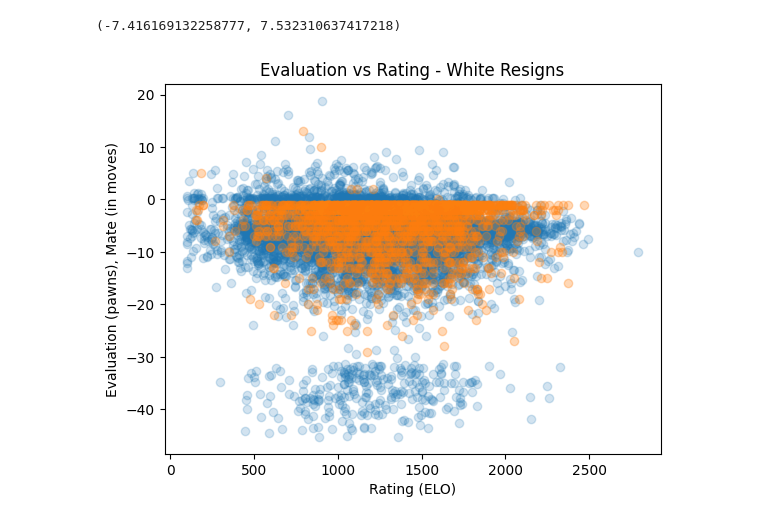
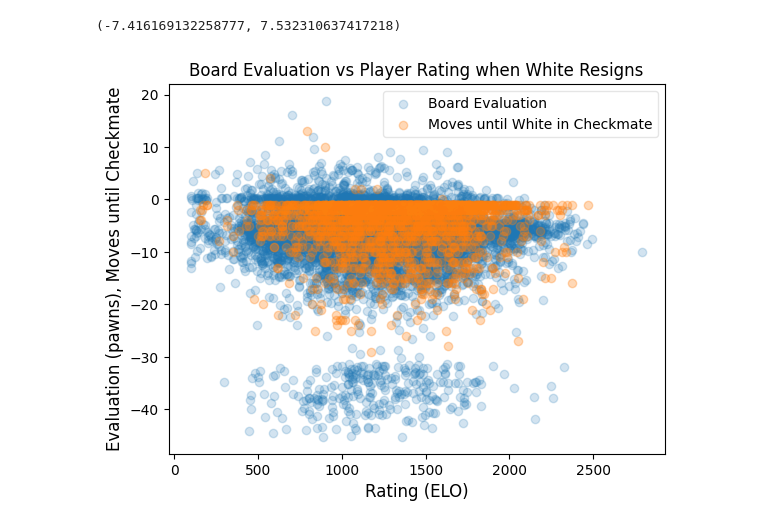
Before and after one commit to Torbet/Chess-DS, a Jupyter notebook: Resignations.ipynb, the cells around one changed output. Saved outputs shown, nothing was run; the diff lists cells and outputs as text; code cells hidden in the pictures.

```diff
--- a/Resignations.ipynb
+++ b/Resignations.ipynb
@@ -22,12 +22,13 @@ white_resigns['evaluation'].mean(), black_resigns['evaluation'].mean()
 # %% [output]
 (-7.416169132258777, 7.532310637417218)
 # %%
-plt.title('Evaluation vs Rating - White Resigns')
-plt.xlabel('Rating (ELO)')
-plt.ylabel('Evaluation (pawns), Mate (in moves)')
-plt.scatter(white_resigns['white_rating'], white_resigns['evaluation'], alpha=0.2)
-plt.scatter(white_resigns['white_rating'], white_resigns['mate'], alpha=0.3)
+plt.title('Board Evaluation vs Player Rating when White Resigns')
+plt.xlabel('Rating (ELO)', fontsize=12)
+plt.ylabel('Evaluation (pawns), Moves until Checkmate', fontsize=12)
+plt.scatter(white_resigns['white_rating'], white_resigns['evaluation'], alpha=0.2, label='Board Evaluation')
+plt.scatter(white_resigns['white_rating'], white_resigns['mate'], alpha=0.3, label='Moves until White in Checkmate')
+plt.legend(framealpha=0.5)
 plt.show()
 # %% [output]
-[figure, old version]
+[figure, new version]
 # %%
```
Also changed, not shown: parts of 3 cells of this notebook, 1 other file.
